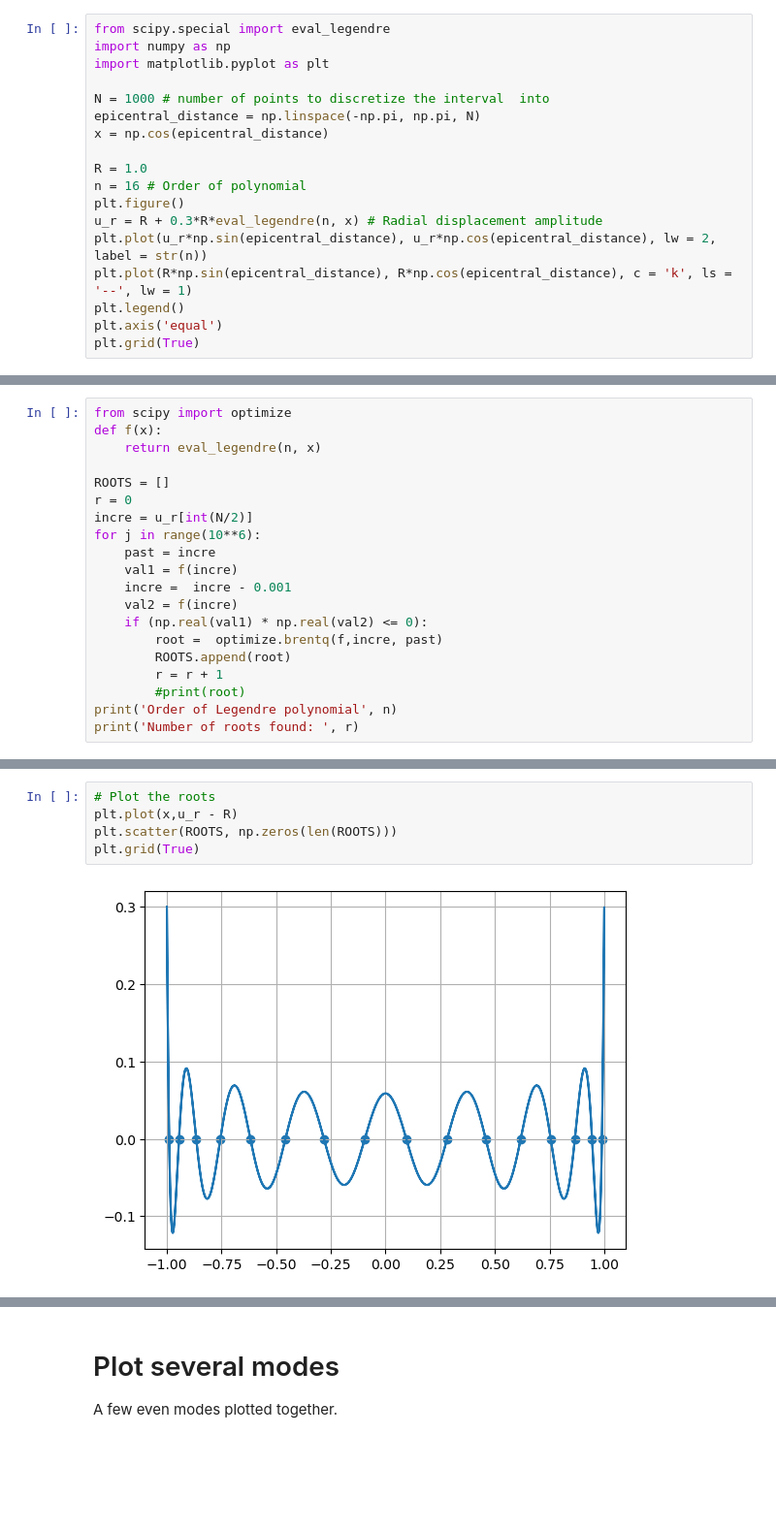
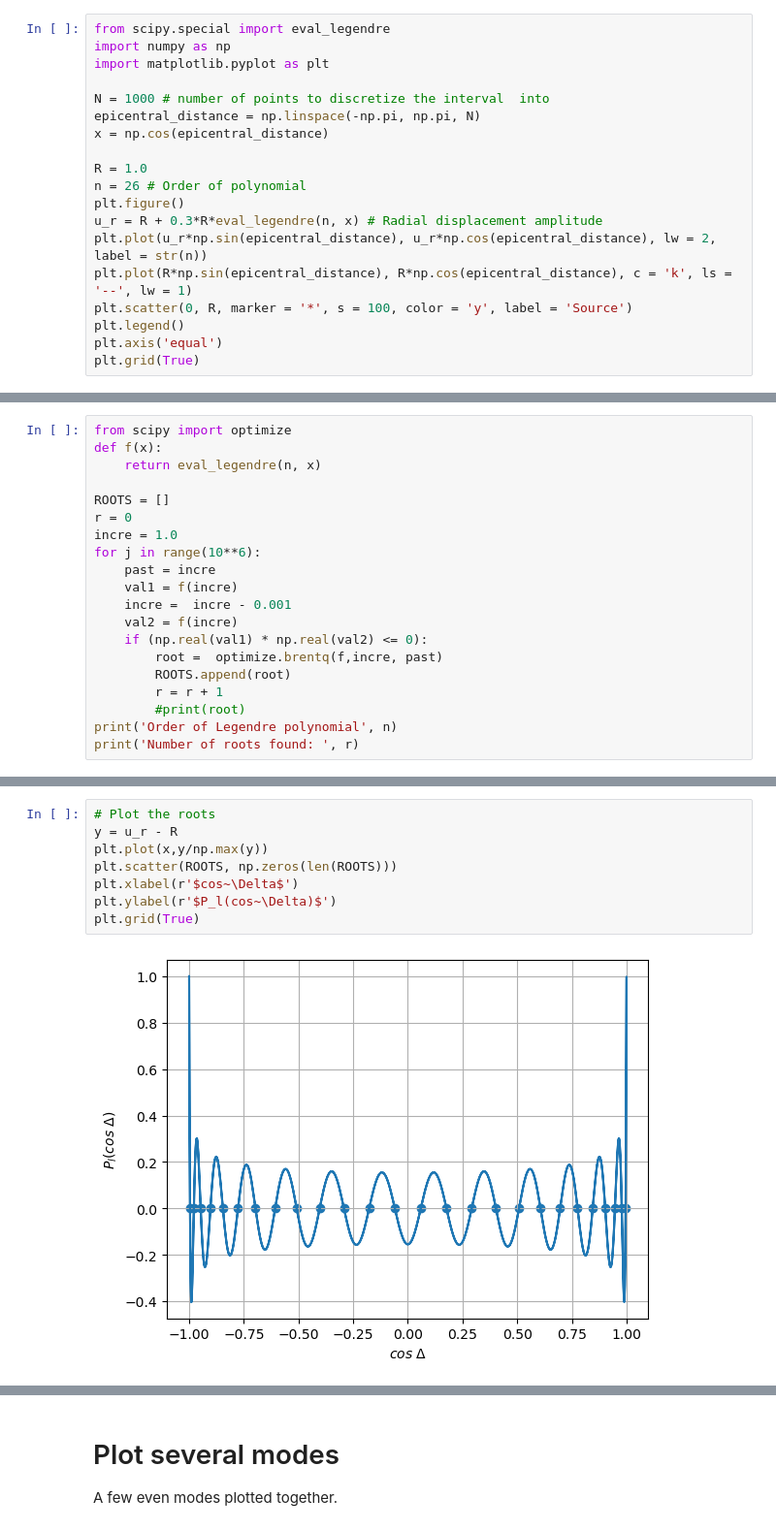
Before and after one commit to edur409/Circumferential-Surface-Waves, a Jupyter notebook: Fundamental_Modes/Legendre_Sphere_Fundamental_Modes.ipynb, the cells around one changed output, grey strips where cells are left out. Shown at 97% size. Saved outputs shown, nothing was run; the diff lists cells and outputs as text; blank space fills up the shorter version.

```diff
--- a/Fundamental_Modes/Legendre_Sphere_Fundamental_Modes.ipynb
+++ b/Fundamental_Modes/Legendre_Sphere_Fundamental_Modes.ipynb
@@ -24,11 +24,12 @@ epicentral_distance = np.linspace(-np.pi, np.pi, N)
 x = np.cos(epicentral_distance)
 
 R = 1.0
-n = 16 # Order of polynomial
+n = 26 # Order of polynomial
 plt.figure()
 u_r = R + 0.3*R*eval_legendre(n, x) # Radial displacement amplitude
 plt.plot(u_r*np.sin(epicentral_distance), u_r*np.cos(epicentral_distance), lw = 2, label = str(n))
 plt.plot(R*np.sin(epicentral_distance), R*np.cos(epicentral_distance), c = 'k', ls = '--', lw = 1)
+plt.scatter(0, R, marker = '*', s = 100, color = 'y', label = 'Source')
 plt.legend()
 plt.axis('equal')
 plt.grid(True)
@@ -45,7 +46,7 @@ def f(x):
 
 ROOTS = []
 r = 0
-incre = u_r[int(N/2)]
+incre = 1.0
 for j in range(10**6):
     past = incre
     val1 = f(incre)
@@ -64,8 +65,11 @@ Number of roots found:  16
 # %%
 # Plot the roots
-plt.plot(x,u_r - R)
+y = u_r - R
+plt.plot(x,y/np.max(y))
 plt.scatter(ROOTS, np.zeros(len(ROOTS)))
+plt.xlabel(r'$cos~\Delta$')
+plt.ylabel(r'$P_l(cos~\Delta)$')
 plt.grid(True)
 # %% [output]
-[figure, old version]
+[figure, new version]
 # %%
```
Also changed, not shown: parts of 6 cells of this notebook.
